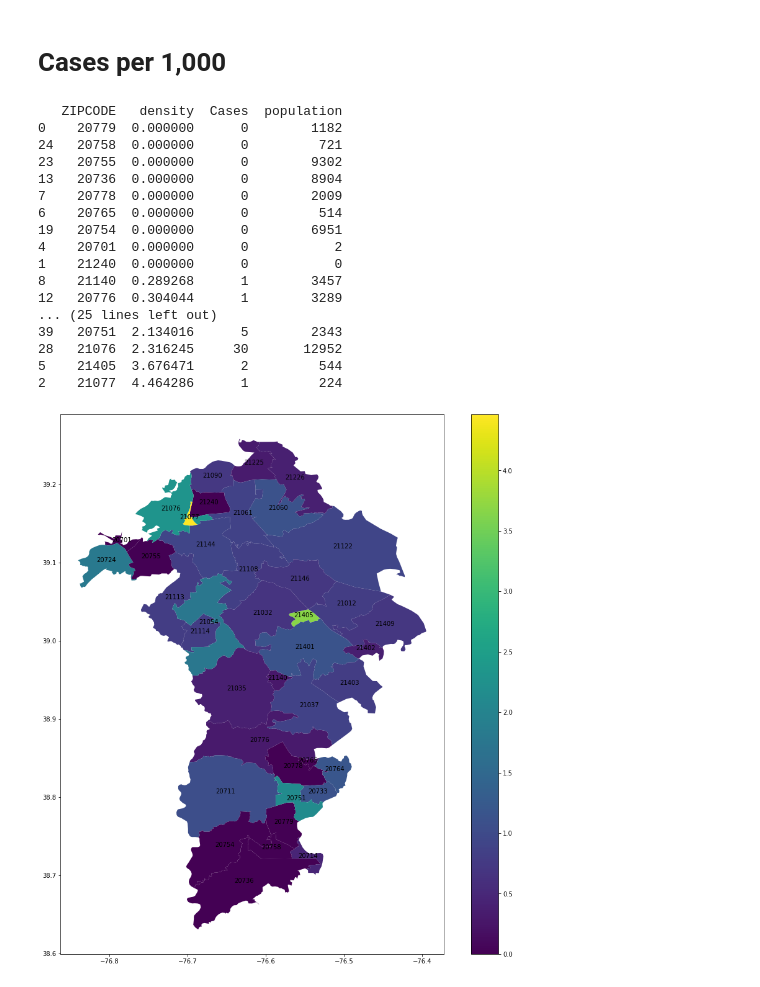
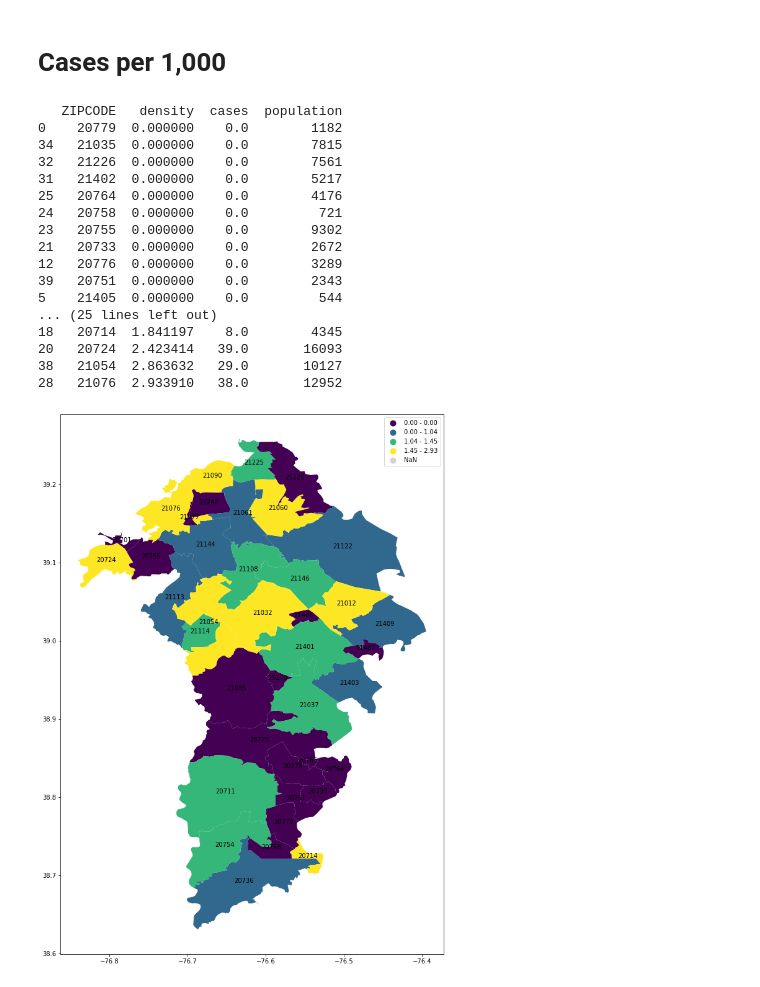
Before and after one commit to mckeowbc/covid-19, a Jupyter notebook: AACo_COVID-19 Density.ipynb, the cells around one changed output. Saved outputs shown, nothing was run; the diff lists cells and outputs as text; code cells hidden in the pictures.

Commit message:
* Update AAco map to pull live data and use quantiles * Updated MD map with city centers and quantile scheme

```diff
--- a/AACo_COVID-19 Density.ipynb
+++ b/AACo_COVID-19 Density.ipynb
@@ -75,0 +9,28 @@ print(cases)
+# %%
+aa_county_zips = ['20701', '20711', '20714', '20724', '20733', '20736', '20751',
+                   '20754', '20755', '20758', '20764', '20765', '20776', '20778',
+                   '20779', '21012', '21032', '21035', '21037', '21054', '21060',
+                   '21061', '21062', '21076', '21077', '21090', '21108', '21113',
+                   '21114', '21122', '21140', '21144', '21146', '21225', '21226',
+                   '21240', '21401', '21402', '21403', '21405', '21409', '21411',
+                   '21412']
+
+
+cases = pd.DataFrame([0 for _ in range(len(aa_county_zips))],
+                                index=aa_county_zips, columns=['cases'])
+
+zips_json = requests.get('https://services.arcgis.com/njFNhDsUCentVYJW/arcgis/rest/services/TEST_ZIPCodeCases/FeatureServer/0/query?f=json&where=ProtectedCount%3E%3D8&returnGeometry=false&spatialRel=esriSpatialRelIntersects&outFields=*&orderByFields=ProtectedCount%20desc&outSR=102100&resultOffset=0&resultRecordCount=300&cacheHint=true')
+
+current_cases_d = dict((x['attributes']['ZIPCODE1'],x['attributes']['ProtectedCount'])
+                        for x in zips_json.json()['features'])
+
+current_cases = pd.DataFrame(
+    current_cases_d.values(),
+    index=current_cases_d.keys(),
+    columns=['cases'])
+current_cases
+
+aa_co_filter = current_cases[current_cases.index.isin(aa_county_zips)]
+cases.update(aa_co_filter)
+cases['ZIPCODE'] = cases.index
+cases
@@ -115,30 +94,33 @@ zips = zips.merge(pop,on='ZIPCODE',how='inner')
 # %% [markdown]
 # Cases per 1,000
 # %%
-zips['density'] = zips['Cases'] / (zips['population'] / 1_000)
+zips['density'] = zips['cases'] / (zips['population'] / 1_000)
 zips['density'] = zips['density'].replace(np.nan,0)
 zips.set_index('ZIPCODE')
-print(zips[['ZIPCODE','density','Cases','population']].sort_values('density'))
+print(zips[['ZIPCODE','density','cases','population']].sort_values('density'))
 # %% [output]
-   ZIPCODE   density  Cases  population
-0    20779  0.000000      0        1182
-24   20758  0.000000      0         721
-23   20755  0.000000      0        9302
-13   20736  0.000000      0        8904
-7    20778  0.000000      0        2009
-6    20765  0.000000      0         514
-19   20754  0.000000      0        6951
-4    20701  0.000000      0           2
-1    21240  0.000000      0           0
-8    21140  0.289268      1        3457
-12   20776  0.304044      1        3289
+   ZIPCODE   density  cases  population
+0    20779  0.000000    0.0        1182
+34   21035  0.000000    0.0        7815
+32   21226  0.000000    0.0        7561
+31   21402  0.000000    0.0        5217
+25   20764  0.000000    0.0        4176
+24   20758  0.000000    0.0         721
+23   20755  0.000000    0.0        9302
+21   20733  0.000000    0.0        2672
+12   20776  0.000000    0.0        3289
+39   20751  0.000000    0.0        2343
+5    21405  0.000000    0.0         544
 ... (25 lines left out)
-39   20751  2.134016      5        2343
-28   21076  2.316245     30       12952
-5    21405  3.676471      2         544
-2    21077  4.464286      1         224
+18   20714  1.841197    8.0        4345
+20   20724  2.423414   39.0       16093
+38   21054  2.863632   29.0       10127
+28   21076  2.933910   38.0       12952
 # %%
-zplot = zips.plot(column='density',figsize=(16,16),legend=True)
+zplot = zips.plot(column='density',figsize=(16,16),legend=True,
+                  scheme='quantiles',
+                 missing_kwds={"color": "lightgrey"})
 _ = zips.apply(lambda x: zplot.annotate(s=x.ZCTA5CE10, xy=x.geometry.centroid.coords[0], ha='center'),axis=1)
+plt.savefig('AACo.png')
 # %% [output]
-[figure, old version]
+[figure, new version]
```
Also changed, not shown: parts of 4 cells of this notebook, 1 other file.
